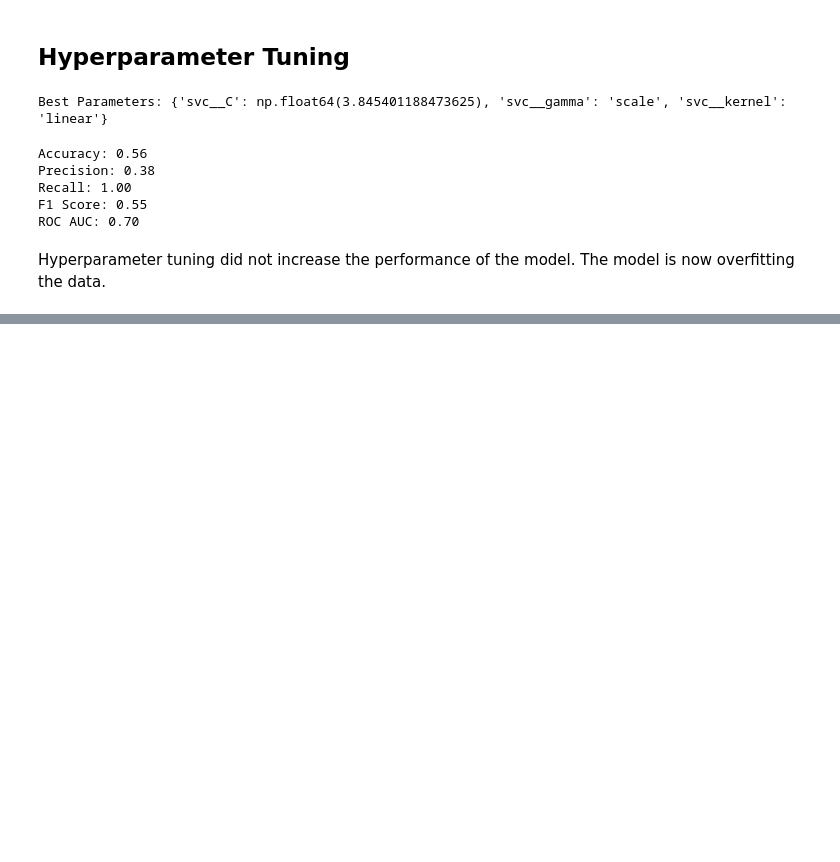
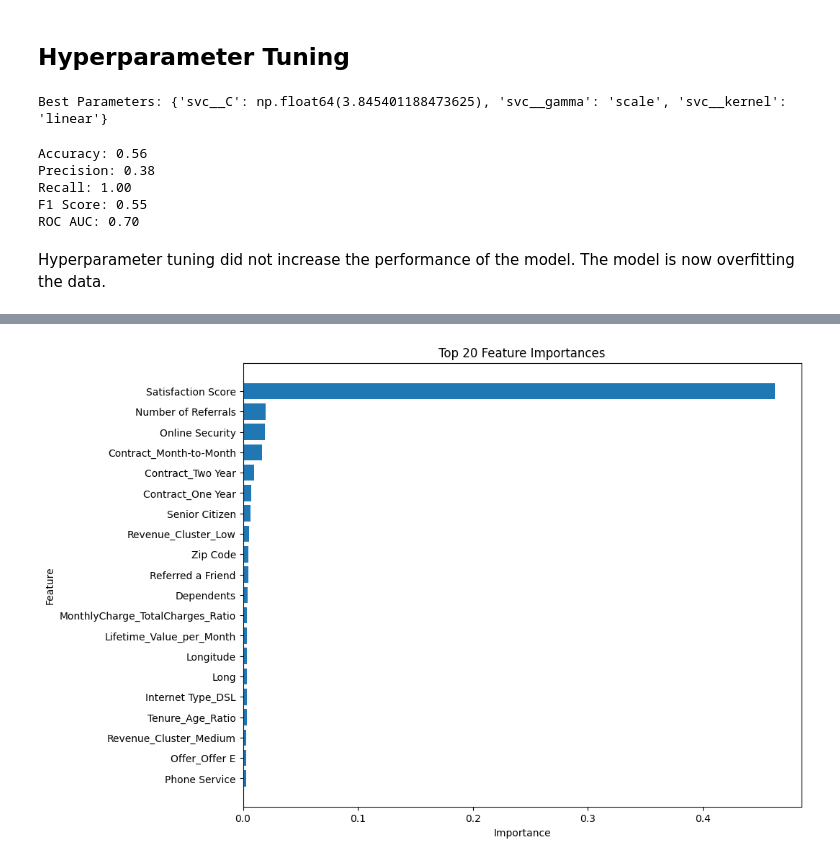
Before and after one commit to eelisee/telco-customer-churn, a Jupyter notebook: 4_analysis/6_SVM.ipynb, the cells around one changed output, grey strips where cells are left out. Saved outputs shown, nothing was run; the diff lists cells and outputs as text; code cells hidden in the pictures; blank space fills up the shorter version.

```diff
--- a/4_analysis/6_SVM.ipynb
+++ b/4_analysis/6_SVM.ipynb
@@ -231,0 +350,11 @@ Hyperparameter tuning did not increase the performance of the model. The model i
+# %%
+# Plot the feature importance
+plt.figure(figsize=(10, 8))
+plt.barh(sorted_features['Feature'][:20], sorted_features['Importance'][:20])
+plt.xlabel('Importance')
+plt.ylabel('Feature')
+plt.title('Top 20 Feature Importances')
+plt.gca().invert_yaxis()
+plt.show()
+# %% [output]
+[figure, added]
```
Also changed, not shown: parts of 7 cells of this notebook, 5 other files.
